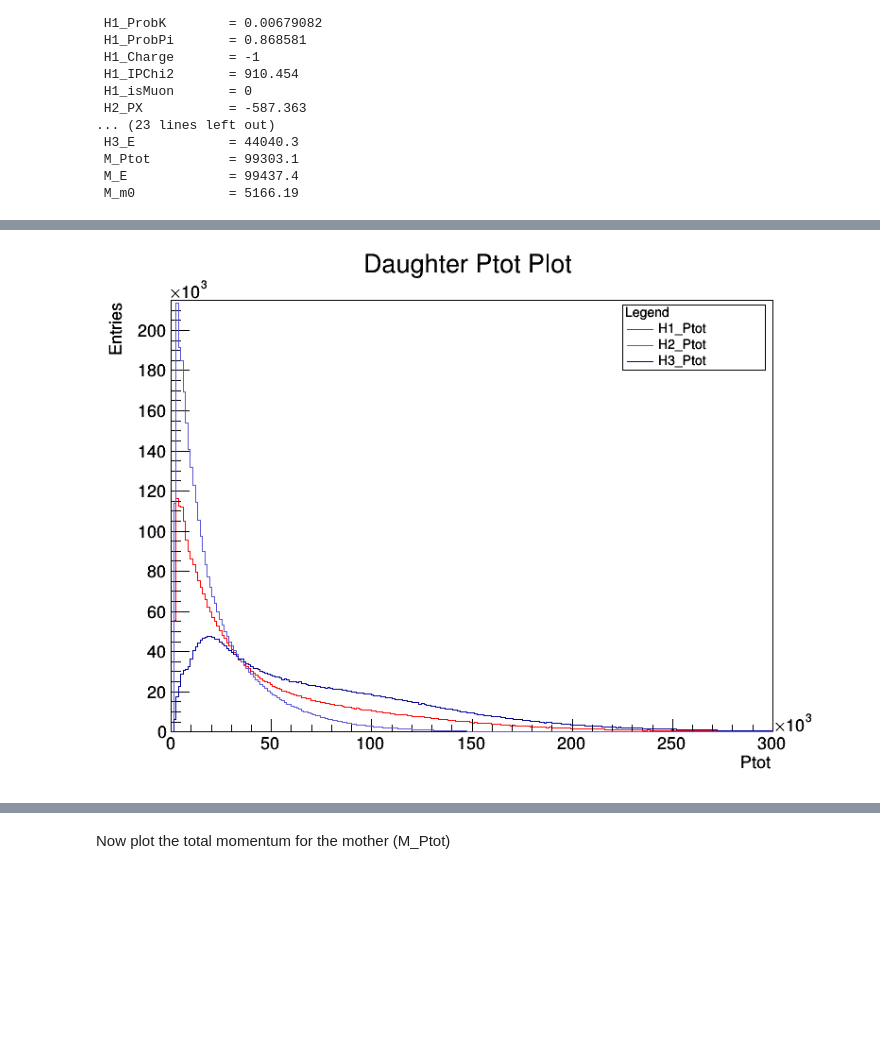
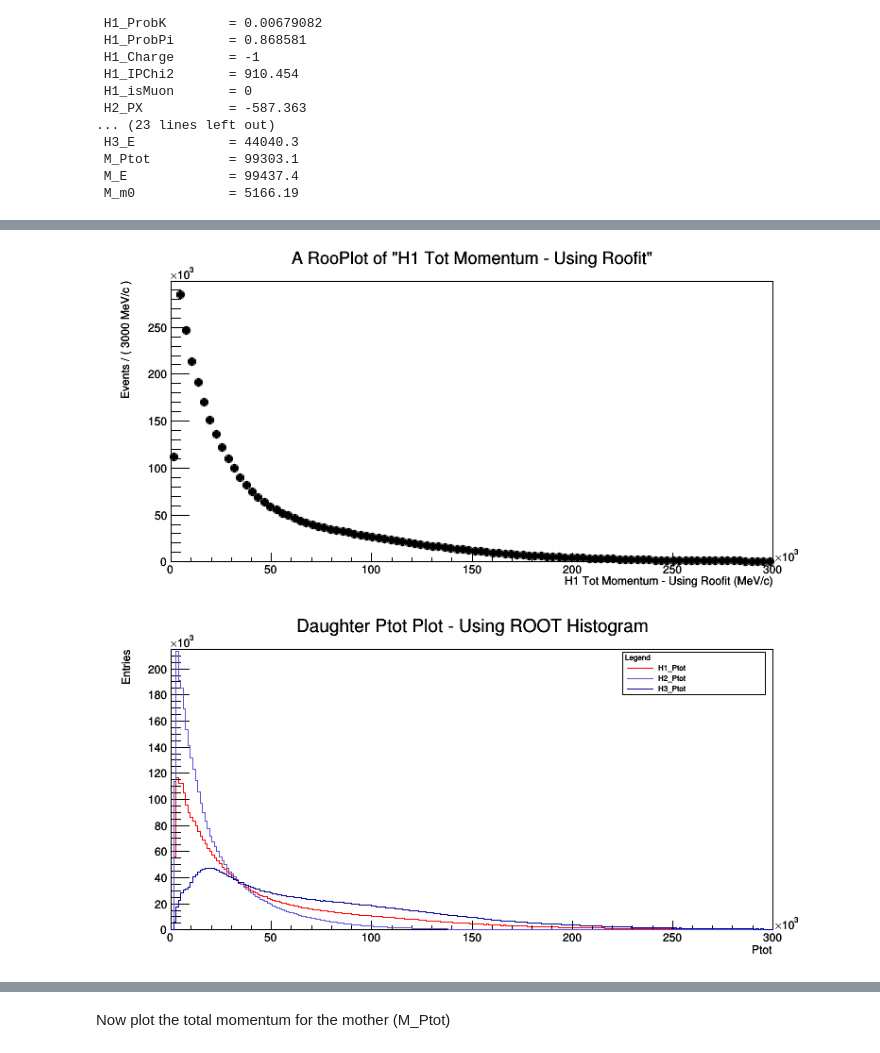
Before and after one commit to Jonastjep/Big_Data_Physics_PRA3024, a Jupyter notebook: Week2_LHCb/LHCb_2021.ipynb, the cells around one changed output, grey strips where cells are left out. Saved outputs shown, nothing was run; the diff lists cells and outputs as text; code cells hidden in the pictures; blank space fills up the shorter version.

```diff
--- a/Week2_LHCb/LHCb_2021.ipynb
+++ b/Week2_LHCb/LHCb_2021.ipynb
@@ -225,11 +225,22 @@ tree.Show()
  M_E             = 99437.4
  M_m0            = 5166.19
 # %%
+############################ EXAMPLE USING ROOFIT ##########################
+tot_mom = ROOT.RooRealVar("H1_Ptot","H1 Tot Momentum - Using Roofit",0,300000,"MeV/c")
+
+data = ROOT.RooDataSet("data","data set", tree, ROOT.RooArgSet(tot_mom), "1==1")
+# Now we create a canvas, plot our data onto the canvas and draw it:
+c1 = ROOT.TCanvas("c1","c1", 800, 400)
+frame = tot_mom.frame()
+data.plotOn(frame)
+frame.Draw()
+c1.Draw()
+
 ############ USING NORMAL ROOT HISTOGRAM #################
 #Here make a plot of the Total momentum of each of the three daughters
 ROOT.gStyle.SetOptStat(0)
 
-c = ROOT.TCanvas("c2", "Ptot 1", 800, 600)
+c = ROOT.TCanvas("c", "c", 800, 400)
 
 tree.Draw("H1_Ptot>>h1(250, 0, 300000)")
 h1 = ROOT.gDirectory.Get("h1")
@@ -248,7 +259,7 @@ for h in [h1,h2,h3]:
 varname = "Ptot"
 
 h1.SetMaximum(max + 1500)
-h1.SetTitle("Daughter " + varname + " Plot")
+h1.SetTitle("Daughter " + varname + " Plot - Using ROOT Histogram")
 h1.GetXaxis().SetTitle(varname)
 h1.GetYaxis().SetTitle("Entries")
 h1.SetLineColor(2) # red
@@ -276 +290,2 @@ Warning in <TCanvas::Constructor>: Deleting canvas with same name: c2
-[figure, old version]
+[figure, new version]
+[figure, added]
```
Also changed, not shown: parts of 32 cells of this notebook.
